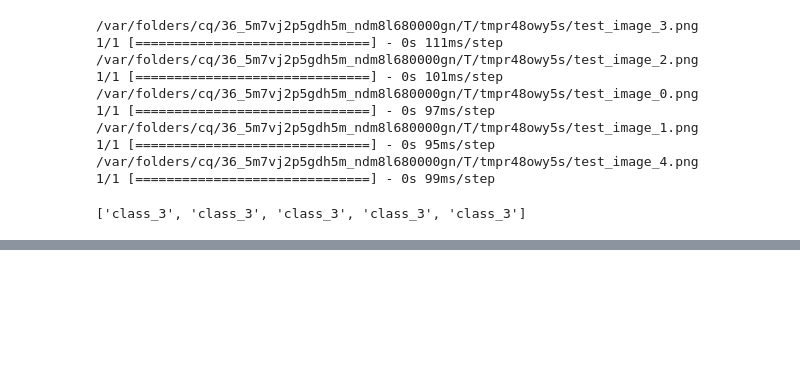
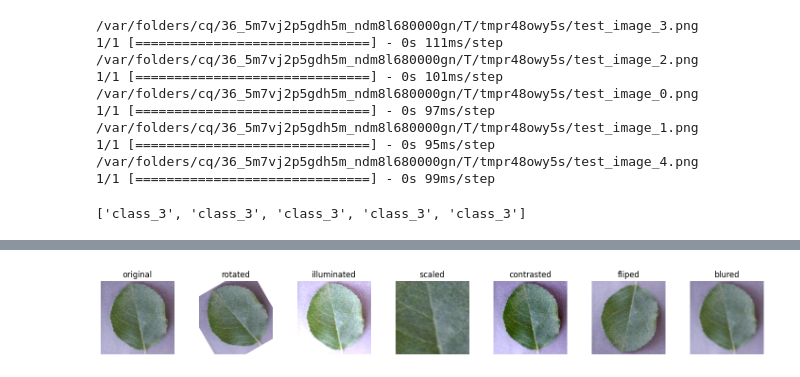
Before and after one commit to mbocquel/Leaffliction, a Jupyter notebook: test.ipynb, the cells around one changed output, grey strips where cells are left out. Cells and saved outputs as stored; diff of their text form; code cells hidden in the pictures; blank space fills up the shorter version.

```diff
--- a/test.ipynb
+++ b/test.ipynb
@@ -374,0 +391,4 @@ predictions
+# %%
+Augmentation(**CFG["augmentation"]).generate_augmented_imgs()
+# %% [output]
+[figure, added]
```
Also changed, not shown: parts of 2 cells of this notebook, 10 other files.
